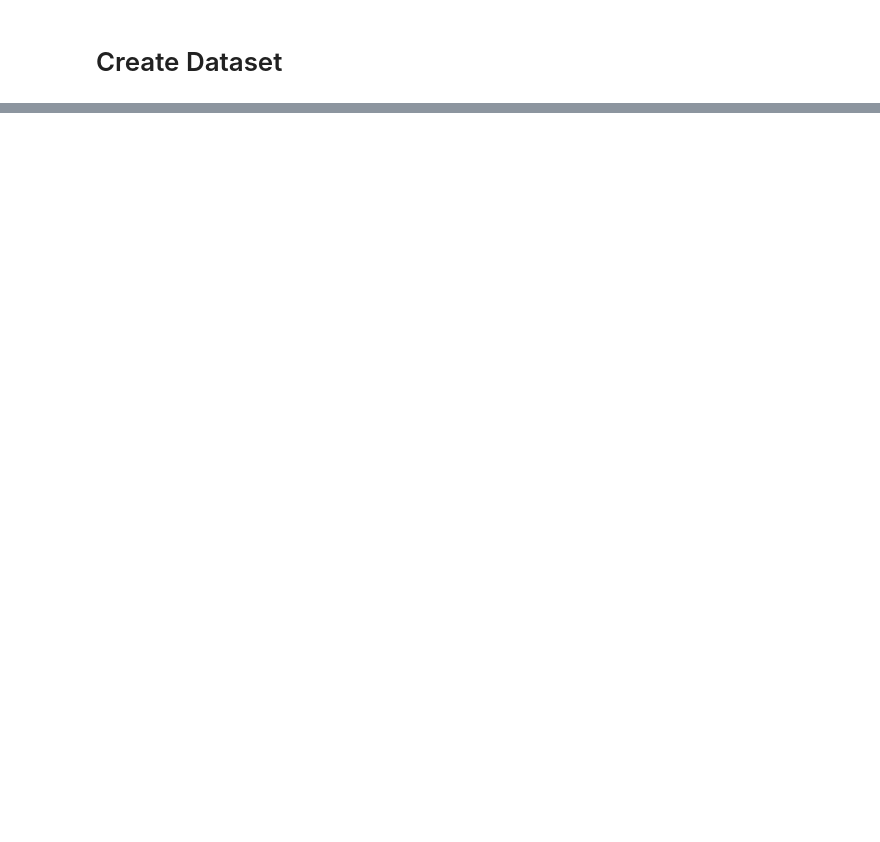
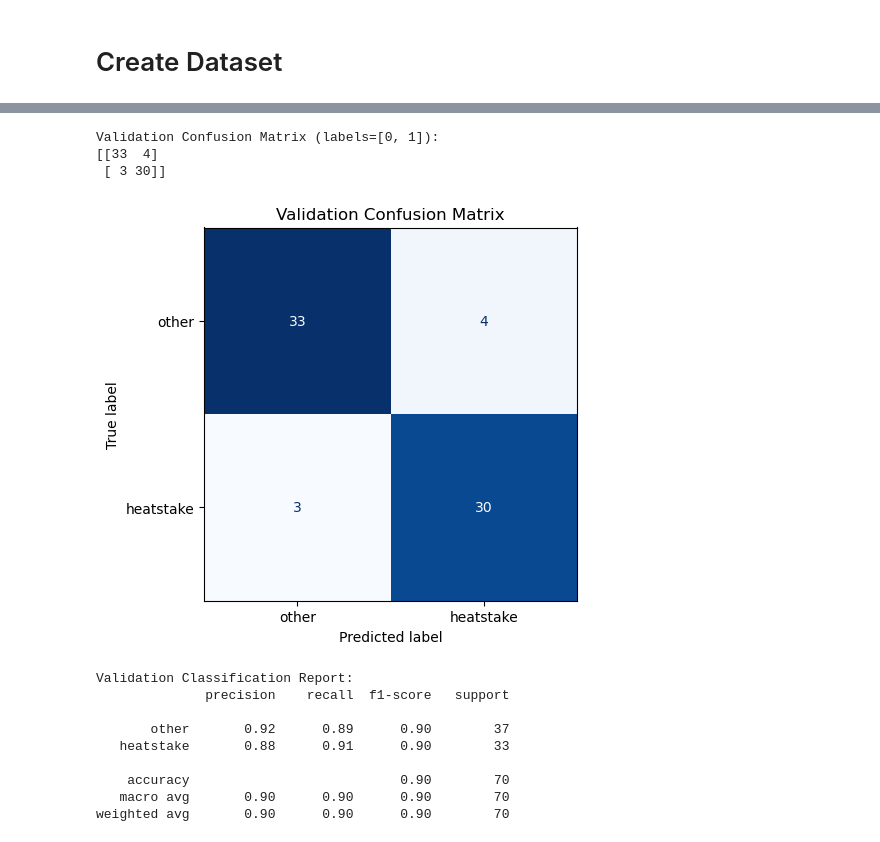
Before and after one commit to MrEstebato/3d-part-localization, a Jupyter notebook: GCN/train_GCN.ipynb, the cells around one changed output, grey strips where cells are left out. Cells and saved outputs as stored; diff of their text form; code cells hidden in the pictures; blank space fills up the shorter version.

```diff
--- a/GCN/train_GCN.ipynb
+++ b/GCN/train_GCN.ipynb
@@ -277,2 +272,59 @@ KeyboardInterrupt:
+# %%
+# Confusion Matrix on validation set (or train set if no val)
+from sklearn.metrics import confusion_matrix, ConfusionMatrixDisplay, classification_report
+import numpy as np
+
+
+def _collect_preds_targets(model, dataset):
+    model.eval()
+    ys, y_preds = [], []
+    with torch.no_grad():
+        for data in dataset:
+            data = data.to(DEVICE)
+            out = model(adj=data.edge_index, features=data.x)
+            pred = out.argmax(dim=1).item()
+            y_preds.append(pred)
+            ys.append(int(data.y.item()))
+    return np.array(ys), np.array(y_preds)
+
+if (model is not None) and (len(train_dataset) > 0 or len(val_dataset) > 0):
+    eval_set_name = "Validation" if len(val_dataset) > 0 else "Train"
+    eval_set = val_dataset if len(val_dataset) > 0 else train_dataset
+
+    y_true, y_pred = _collect_preds_targets(model, eval_set)
+
+    # Ensure a 2x2 matrix even if a class is missing in the eval set
+    labels = [0, 1]
+    cm = confusion_matrix(y_true, y_pred, labels=labels)
+    print(f"\n{eval_set_name} Confusion Matrix (labels={labels}):")
+    print(cm)
+
+    fig, ax = plt.subplots(1, 1, figsize=(5, 5))
+    disp = ConfusionMatrixDisplay(confusion_matrix=cm, display_labels=["other", "heatstake"])
+    disp.plot(ax=ax, cmap="Blues", colorbar=False)
+    ax.set_title(f"{eval_set_name} Confusion Matrix")
+    plt.tight_layout()
+    plt.show()
+
+    # Optional: detailed precision/recall/F1 per class
+    try:
+        print(f"\n{eval_set_name} Classification Report:")
+        print(classification_report(y_true, y_pred, target_names=["other", "heatstake"]))
+    except Exception as e:
+        print("Could not generate classification report:", e)
+# %% [output]
+Validation Confusion Matrix (labels=[0, 1]):
+[[33  4]
+ [ 3 30]]
+[figure, added]
+Validation Classification Report:
+              precision    recall  f1-score   support
+
+       other       0.92      0.89      0.90        37
+   heatstake       0.88      0.91      0.90        33
+
+    accuracy                           0.90        70
+   macro avg       0.90      0.90      0.90        70
+weighted avg       0.90      0.90      0.90        70
 # %%
 torch.save(model.state_dict(), BASE_DIR / "GCN" / "heatstake_classifier.pth")
```
Also changed, not shown: parts of 9 cells of this notebook, 2 other files.
